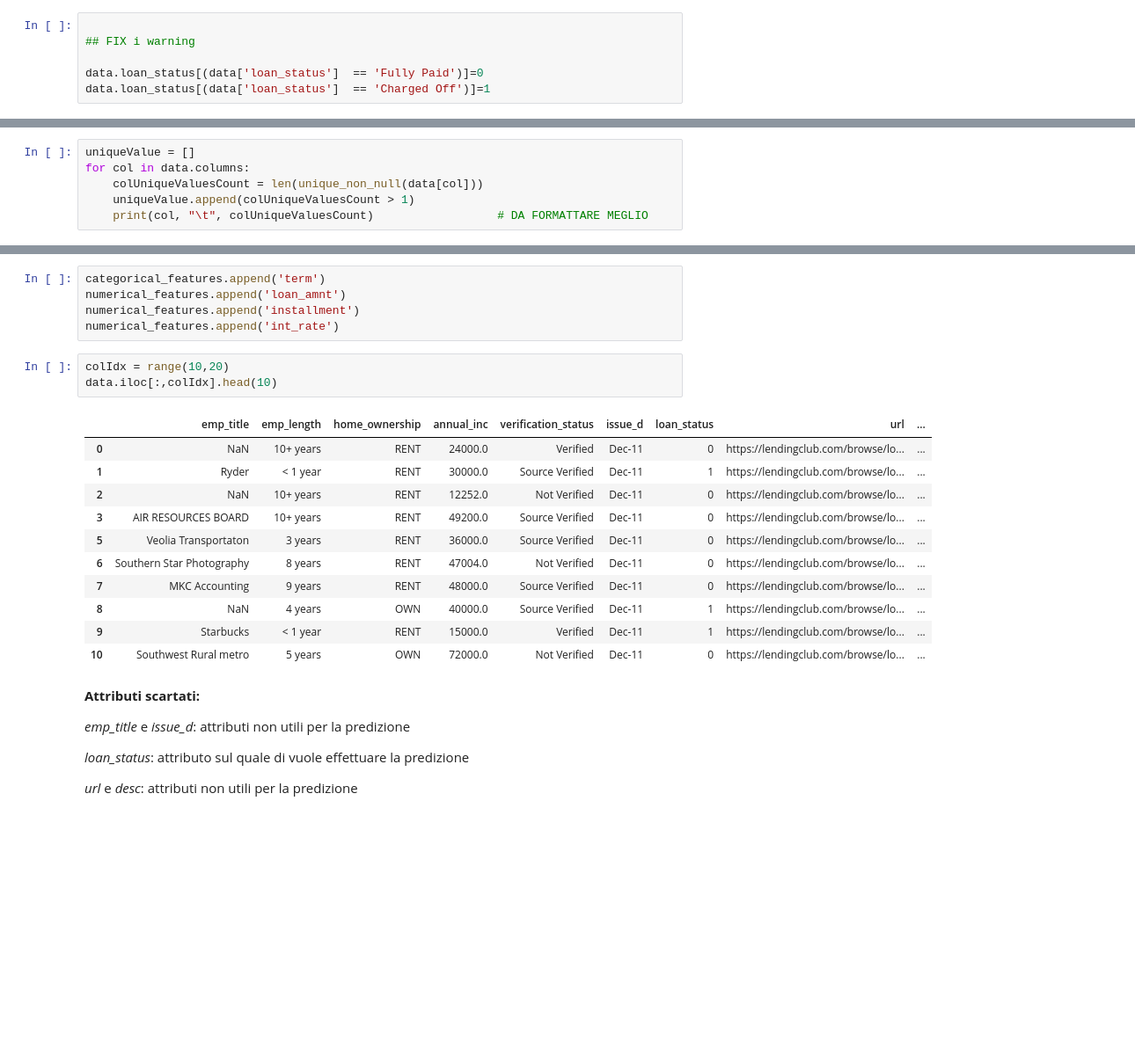
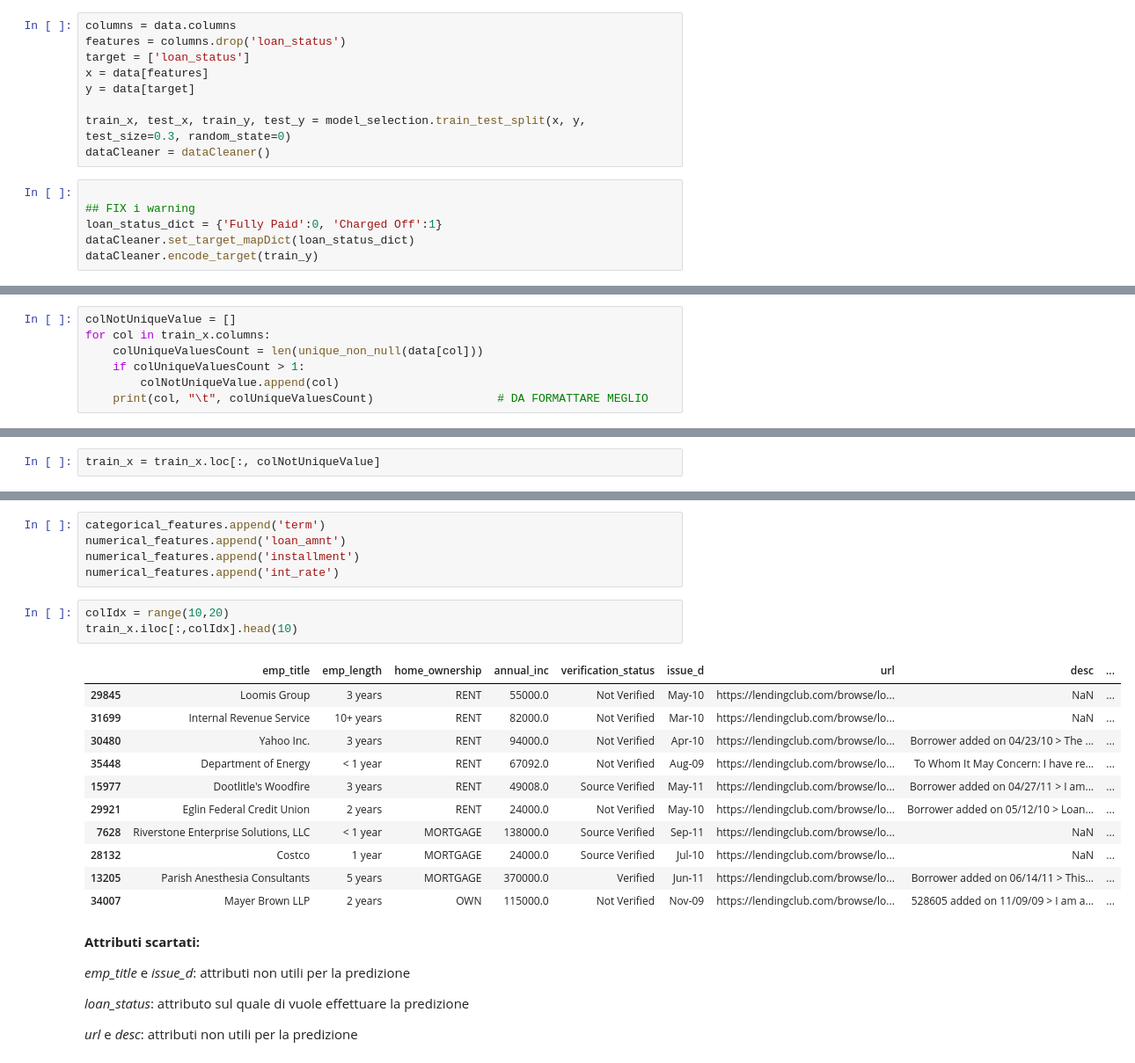
Before and after one commit to FabianoVeglianti/MachineLearningProject, a Jupyter notebook: loanRisk.ipynb, the cells around one changed output, grey strips where cells are left out. Shown at 88% size. Cells and saved outputs as stored; diff of their text form; blank space fills up the shorter version.

```diff
--- a/loanRisk.ipynb
+++ b/loanRisk.ipynb
@@ -62,9 +66,18 @@ Name: loan_status, Length: 38577, dtype: object>
+# %%
+columns = data.columns
+features = columns.drop('loan_status')
+target = ['loan_status']
+x = data[features]
+y = data[target]
+
+train_x, test_x, train_y, test_y = model_selection.train_test_split(x, y, test_size=0.3, random_state=0)
+dataCleaner = dataCleaner()
 # %%
 
 ## FIX i warning
-
-data.loan_status[(data['loan_status']  == 'Fully Paid')]=0
-data.loan_status[(data['loan_status']  == 'Charged Off')]=1
+loan_status_dict = {'Fully Paid':0, 'Charged Off':1}
+dataCleaner.set_target_mapDict(loan_status_dict)
+dataCleaner.encode_target(train_y)
 # %% [output]
 A value is trying to be set on a copy of a slice from a DataFrame
 
@@ -102,10 +107,11 @@ len(data.columns)
 def unique_non_null(df):
     return df.dropna().unique()
 # %%
-uniqueValue = []
-for col in data.columns:
+colNotUniqueValue = []
+for col in train_x.columns:
     colUniqueValuesCount = len(unique_non_null(data[col]))
-    uniqueValue.append(colUniqueValuesCount > 1)
+    if colUniqueValuesCount > 1:
+        colNotUniqueValue.append(col)
     print(col, "\t", colUniqueValuesCount)                  # DA FORMATTARE MEGLIO
 # %% [output]
 id       38577
@@ -130 +134,3 @@ data = data.loc[:, uniqueValue]
+# %%
+train_x = train_x.loc[:, colNotUniqueValue]
 # %%
@@ -191,19 +181,19 @@ numerical_features.append('installment')
 numerical_features.append('int_rate')
 # %%
 colIdx = range(10,20)
-data.iloc[:,colIdx].head(10)
+train_x.iloc[:,colIdx].head(10)
 # %% [output]
-|  | emp_title | emp_length | home_ownership | annual_inc | verification_status | issue_d | loan_status | url | ... |
-| 0 | NaN | 10+ years | RENT | 24000.0 | Verified | Dec-11 | 0 | https://lendingclub.com/browse/lo... | ... |
-| 1 | Ryder | < 1 year | RENT | 30000.0 | Source Verified | Dec-11 | 1 | https://lendingclub.com/browse/lo... | ... |
-| 2 | NaN | 10+ years | RENT | 12252.0 | Not Verified | Dec-11 | 0 | https://lendingclub.com/browse/lo... | ... |
-| 3 | AIR RESOURCES BOARD | 10+ years | RENT | 49200.0 | Source Verified | Dec-11 | 0 | https://lendingclub.com/browse/lo... | ... |
-| 5 | Veolia Transportaton | 3 years | RENT | 36000.0 | Source Verified | Dec-11 | 0 | https://lendingclub.com/browse/lo... | ... |
-| 6 | Southern Star Photography | 8 years | RENT | 47004.0 | Not Verified | Dec-11 | 0 | https://lendingclub.com/browse/lo... | ... |
-| 7 | MKC Accounting | 9 years | RENT | 48000.0 | Source Verified | Dec-11 | 0 | https://lendingclub.com/browse/lo... | ... |
-| 8 | NaN | 4 years | OWN | 40000.0 | Source Verified | Dec-11 | 1 | https://lendingclub.com/browse/lo... | ... |
-| 9 | Starbucks | < 1 year | RENT | 15000.0 | Verified | Dec-11 | 1 | https://lendingclub.com/browse/lo... | ... |
-| 10 | Southwest Rural metro | 5 years | OWN | 72000.0 | Not Verified | Dec-11 | 0 | https://lendingclub.com/browse/lo... | ... |
+|  | emp_title | emp_length | home_ownership | annual_inc | verification_status | issue_d | url | desc | ... |
+| 29845 | Loomis Group | 3 years | RENT | 55000.0 | Not Verified | May-10 | https://lendingclub.com/browse/lo... | NaN | ... |
+| 31699 | Internal Revenue Service | 10+ years | RENT | 82000.0 | Not Verified | Mar-10 | https://lendingclub.com/browse/lo... | NaN | ... |
+| 30480 | Yahoo Inc. | 3 years | RENT | 94000.0 | Not Verified | Apr-10 | https://lendingclub.com/browse/lo... | Borrower added on 04/23/10 > The ... | ... |
+| 35448 | Department of Energy | < 1 year | RENT | 67092.0 | Not Verified | Aug-09 | https://lendingclub.com/browse/lo... | To Whom It May Concern: I have re... | ... |
+| 15977 | Dootlitle's Woodfire | 3 years | RENT | 49008.0 | Source Verified | May-11 | https://lendingclub.com/browse/lo... | Borrower added on 04/27/11 > I am... | ... |
+| 29921 | Eglin Federal Credit Union | 2 years | RENT | 24000.0 | Not Verified | May-10 | https://lendingclub.com/browse/lo... | Borrower added on 05/12/10 > Loan... | ... |
+| 7628 | Riverstone Enterprise Solutions, LLC | < 1 year | MORTGAGE | 138000.0 | Source Verified | Sep-11 | https://lendingclub.com/browse/lo... | NaN | ... |
+| 28132 | Costco | 1 year | MORTGAGE | 24000.0 | Source Verified | Jul-10 | https://lendingclub.com/browse/lo... | NaN | ... |
+| 13205 | Parish Anesthesia Consultants | 5 years | MORTGAGE | 370000.0 | Verified | Jun-11 | https://lendingclub.com/browse/lo... | Borrower added on 06/14/11 > This... | ... |
+| 34007 | Mayer Brown LLP | 2 years | OWN | 115000.0 | Not Verified | Nov-09 | https://lendingclub.com/browse/lo... | 528605 added on 11/09/09 > I am a... | ... |
 # %% [markdown]
 <b>Attributi scartati:</b>
 
```
Also changed, not shown: parts of 33 cells of this notebook, 2 other files.
